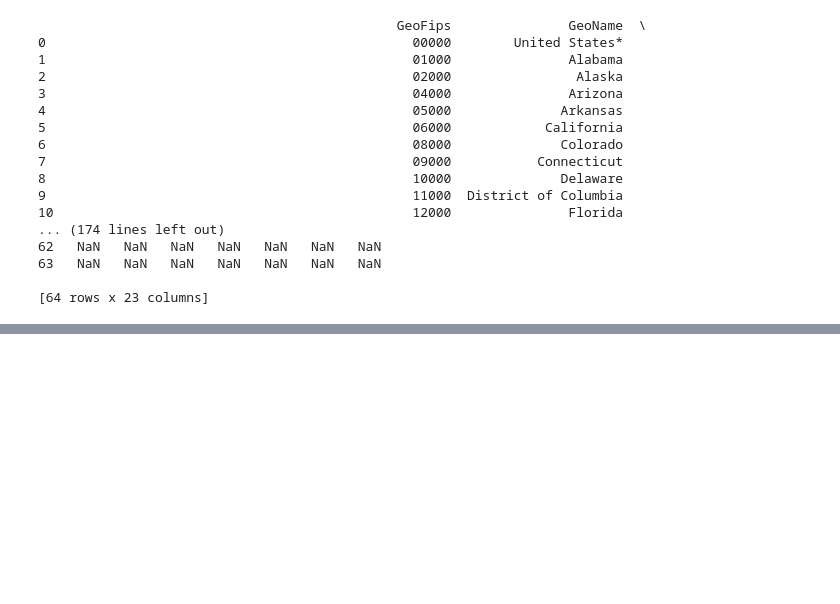
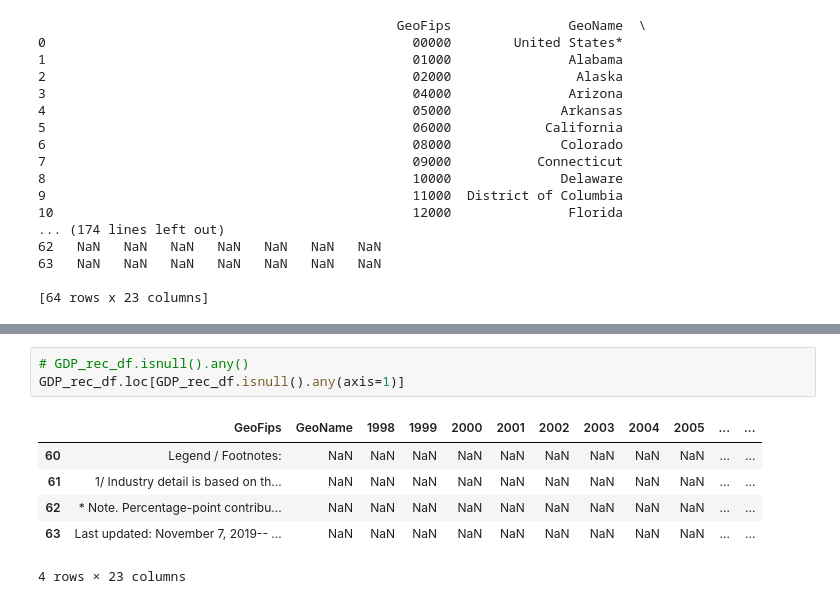
Before and after one commit to epayne323/ProjectOneRepo, a Jupyter notebook: Notebooks/Working_DataCleanup_RM.ipynb, the cells around one changed output, grey strips where cells are left out. Saved outputs shown, nothing was run; the diff lists cells and outputs as text; blank space fills up the shorter version.

```diff
--- a/Notebooks/Working_DataCleanup_RM.ipynb
+++ b/Notebooks/Working_DataCleanup_RM.ipynb
@@ -1030,0 +1062,10 @@ print(GDP_rec)
+# %%
+# GDP_rec_df.isnull().any()
+GDP_rec_df.loc[GDP_rec_df.isnull().any(axis=1)]
+# %% [output]
+|  | GeoFips | GeoName | 1998 | 1999 | 2000 | 2001 | 2002 | 2003 | 2004 | 2005 | ... | ... |
+| 60 | Legend / Footnotes: | NaN | NaN | NaN | NaN | NaN | NaN | NaN | NaN | NaN | ... | ... |
+| 61 | 1/ Industry detail is based on th... | NaN | NaN | NaN | NaN | NaN | NaN | NaN | NaN | NaN | ... | ... |
+| 62 | * Note. Percentage-point contribu... | NaN | NaN | NaN | NaN | NaN | NaN | NaN | NaN | NaN | ... | ... |
+| 63 | Last updated: November 7, 2019-- ... | NaN | NaN | NaN | NaN | NaN | NaN | NaN | NaN | NaN | ... | ... |
+4 rows × 23 columns
```
Also changed, not shown: parts of 7 cells of this notebook, 1 other file.
